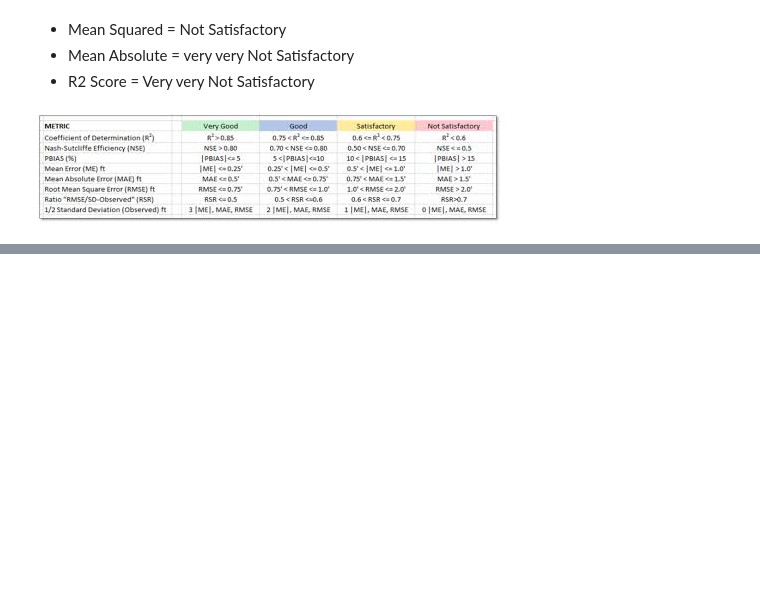
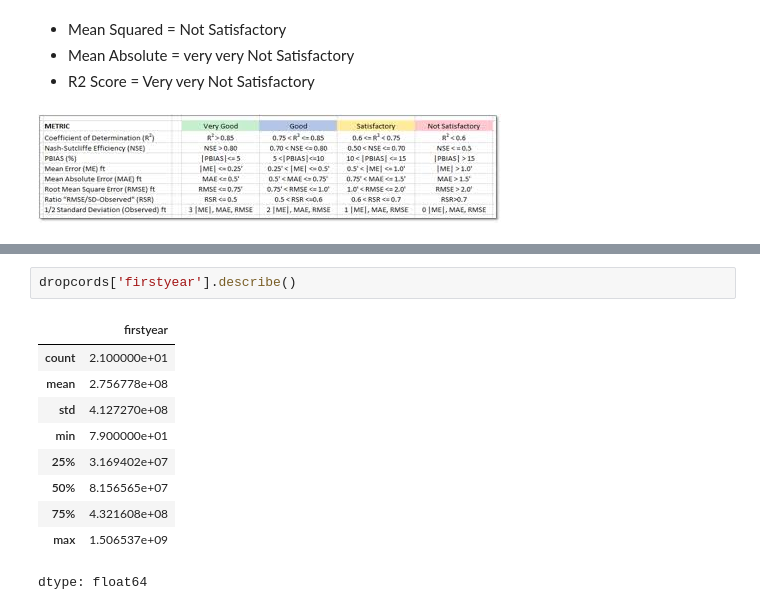
Before and after one commit to lily-the-real-lilly/first, a Jupyter notebook: CovidResearch.ipynb, the cells around one changed output, grey strips where cells are left out. Drawn from its saved outputs; the diff is of its cells as text; blank space fills up the shorter version.

```diff
--- a/CovidResearch.ipynb
+++ b/CovidResearch.ipynb
@@ -621,0 +682,13 @@ R2 score:  -0.37524010994817947
+# %%
+dropcords['firstyear'].describe()
+# %% [output]
+|  | firstyear |
+| count | 2.100000e+01 |
+| mean | 2.756778e+08 |
+| std | 4.127270e+08 |
+| min | 7.900000e+01 |
+| 25% | 3.169402e+07 |
+| 50% | 8.156565e+07 |
+| 75% | 4.321608e+08 |
+| max | 1.506537e+09 |
+dtype: float64
```
Also changed, not shown: parts of 16 cells of this notebook.
